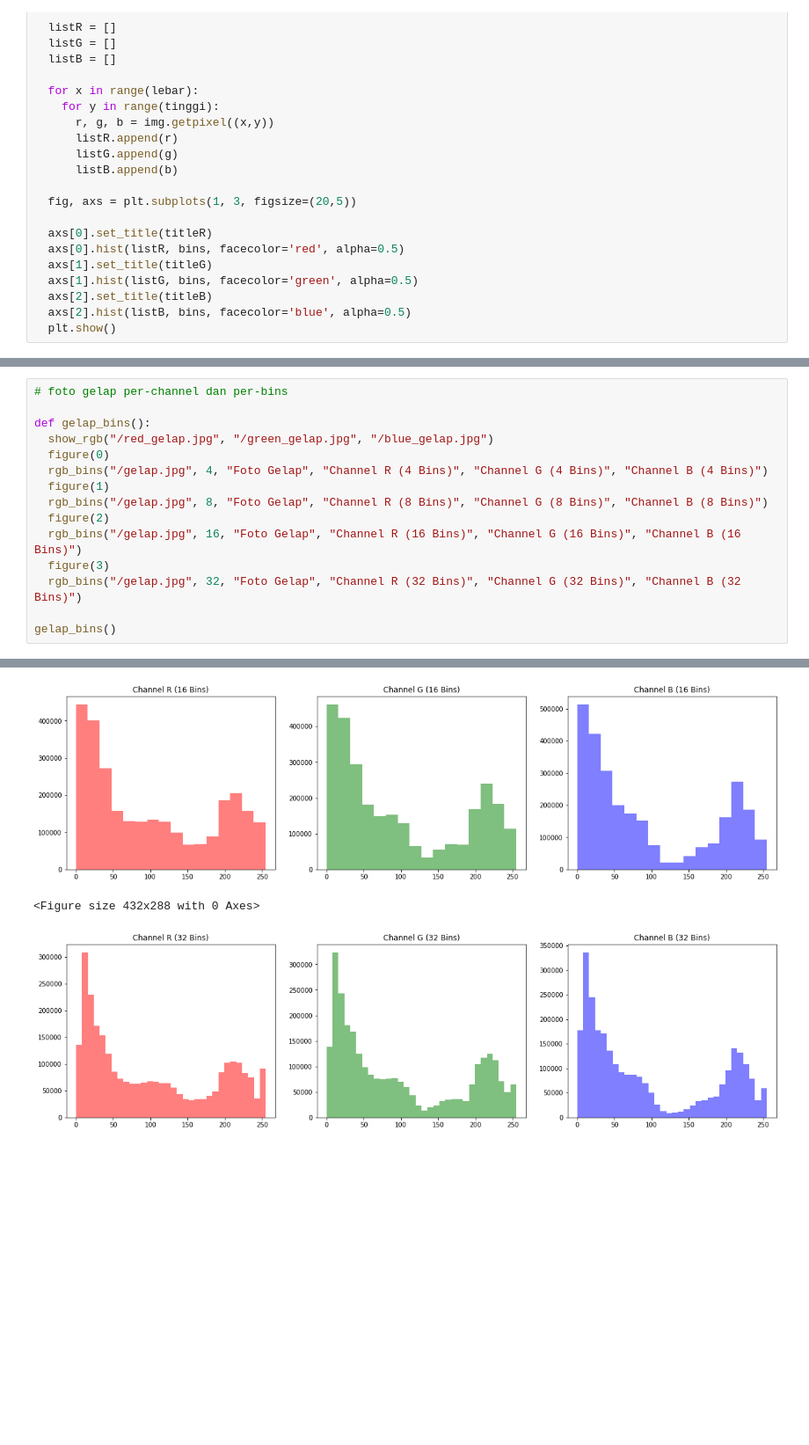
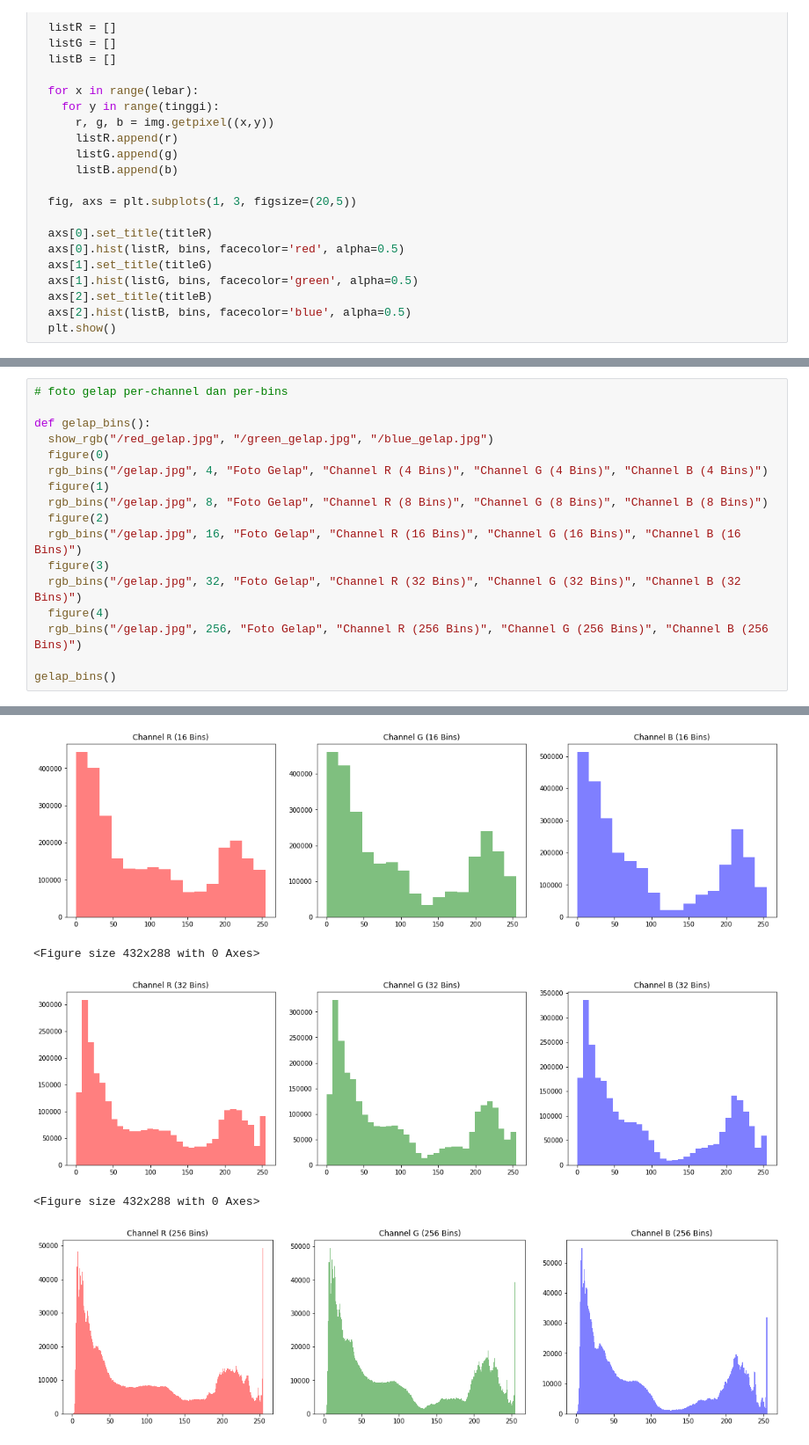
Before and after one commit to slstyrn21/Pengolahan-Citra-Project, a Jupyter notebook: Program_Histogram.ipynb, the cells around one changed output, grey strips where cells are left out. Shown at 88% size. Drawn from its saved outputs; the diff is of its cells as text; blank space fills up the shorter version.

```diff
--- a/Program_Histogram.ipynb
+++ b/Program_Histogram.ipynb
@@ -182,25 +220,29 @@ sedang_bins()
 # %%
 # foto gelap per-channel dan per-bins
 
 def gelap_bins():
   show_rgb("/red_gelap.jpg", "/green_gelap.jpg", "/blue_gelap.jpg")
   figure(0)
   rgb_bins("/gelap.jpg", 4, "Foto Gelap", "Channel R (4 Bins)", "Channel G (4 Bins)", "Channel B (4 Bins)")
   figure(1)
   rgb_bins("/gelap.jpg", 8, "Foto Gelap", "Channel R (8 Bins)", "Channel G (8 Bins)", "Channel B (8 Bins)")
   figure(2)
   rgb_bins("/gelap.jpg", 16, "Foto Gelap", "Channel R (16 Bins)", "Channel G (16 Bins)", "Channel B (16 Bins)")
   figure(3)
   rgb_bins("/gelap.jpg", 32, "Foto Gelap", "Channel R (32 Bins)", "Channel G (32 Bins)", "Channel B (32 Bins)")
+  figure(4)
+  rgb_bins("/gelap.jpg", 256, "Foto Gelap", "Channel R (256 Bins)", "Channel G (256 Bins)", "Channel B (256 Bins)")
 
 gelap_bins()
 # %% [output]
 [figure]
 <Figure size 432x288 with 0 Axes>
 [figure]
 <Figure size 432x288 with 0 Axes>
 [figure]
 <Figure size 432x288 with 0 Axes>
 [figure]
 <Figure size 432x288 with 0 Axes>
 [figure]
+<Figure size 432x288 with 0 Axes>
+[figure, added]
```
Also changed, not shown: parts of 8 cells of this notebook.
